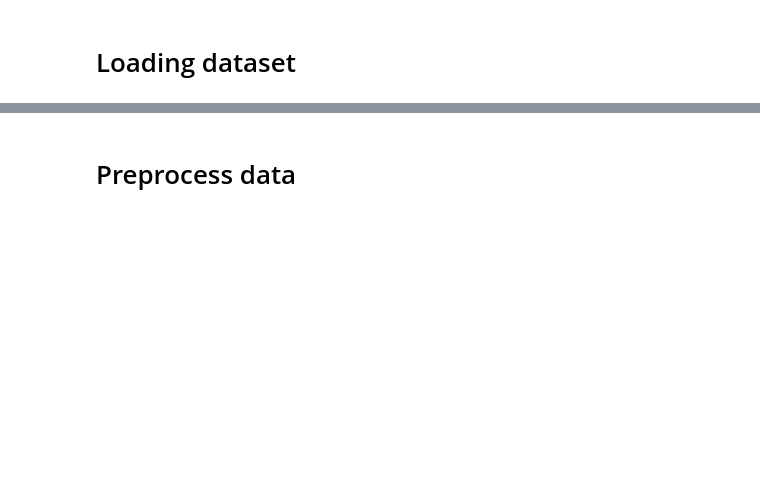
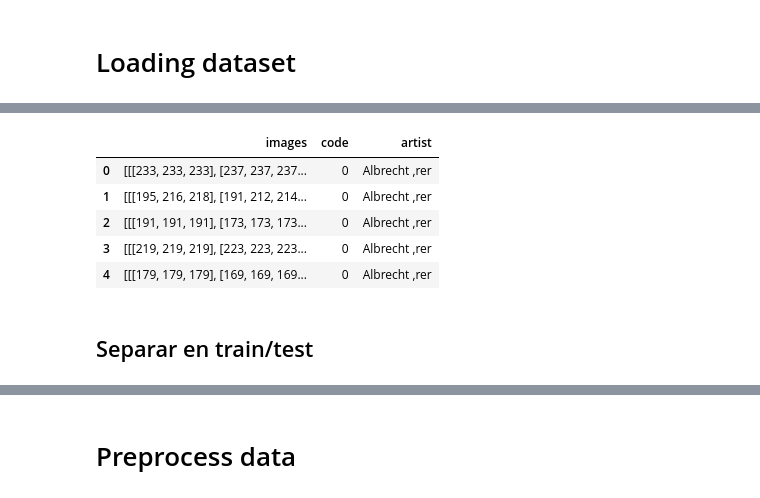
Before and after one commit to marlizana/art-project, a Jupyter notebook: import.ipynb, the cells around one changed output, grey strips where cells are left out. Cells and saved outputs as stored; diff of their text form; code cells hidden in the pictures; blank space fills up the shorter version.

```diff
--- a/import.ipynb
+++ b/import.ipynb
@@ -79,0 +133,9 @@ X = arts[:size]
+# %%
+df_under_samp.head()
+# %% [output]
+|  | images | code | artist |
+| 0 | [[[233, 233, 233], [237, 237, 237... | 0 | Albrecht ,rer |
+| 1 | [[[195, 216, 218], [191, 212, 214... | 0 | Albrecht ,rer |
+| 2 | [[[191, 191, 191], [173, 173, 173... | 0 | Albrecht ,rer |
+| 3 | [[[219, 219, 219], [223, 223, 223... | 0 | Albrecht ,rer |
+| 4 | [[[179, 179, 179], [169, 169, 169... | 0 | Albrecht ,rer |
@@ -79,0 +148,2 @@ X = arts[:size]
+# %% [markdown]
+## Separar en train/test
```
Also changed, not shown: parts of 50 cells of this notebook.
